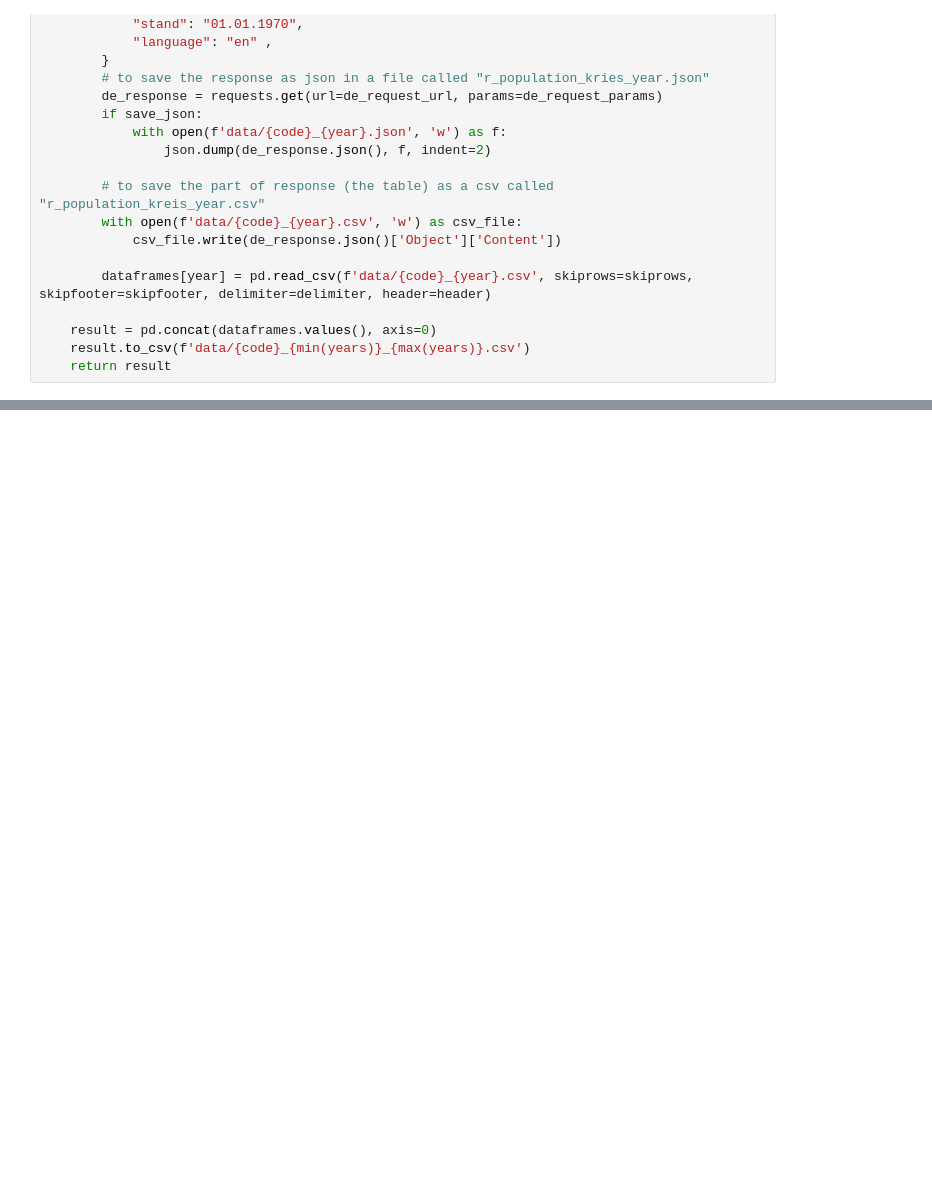
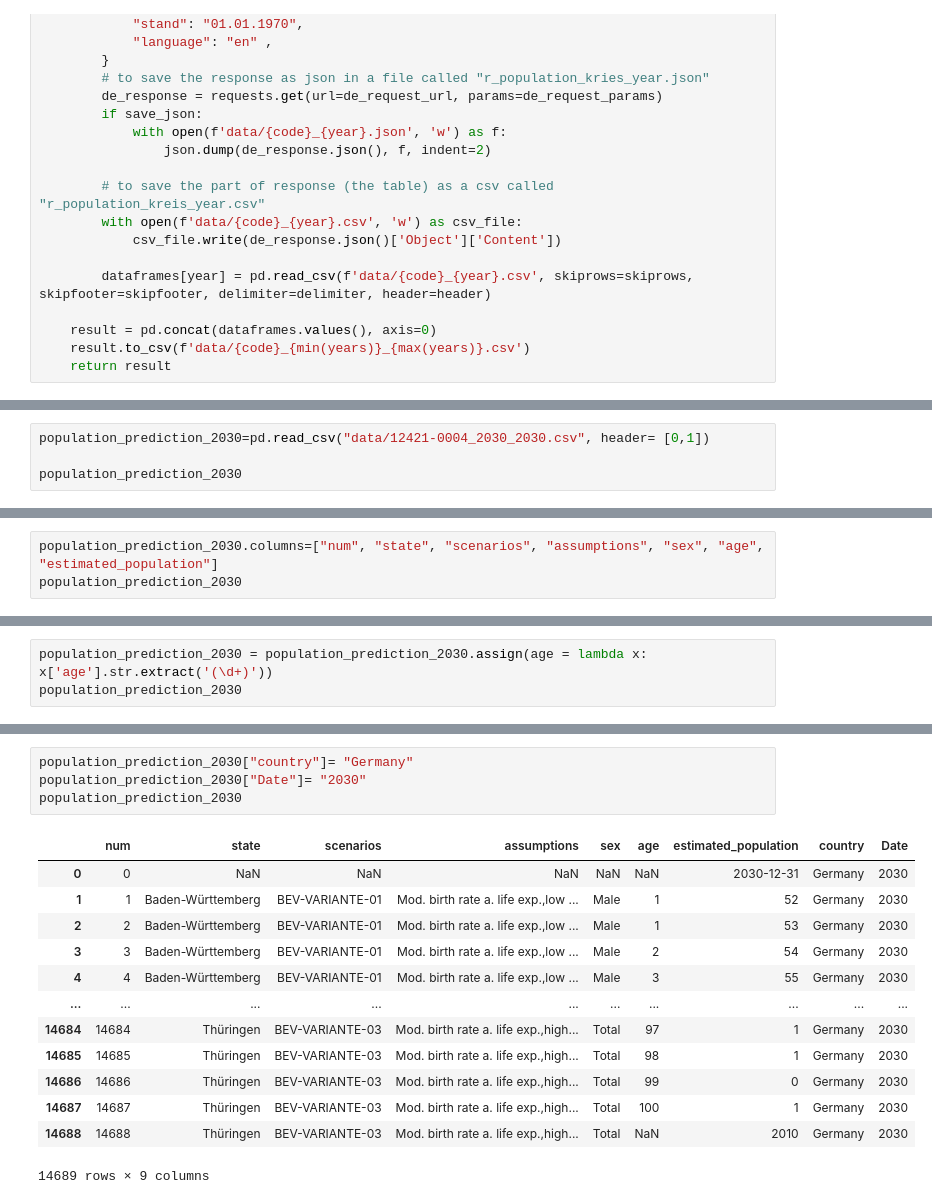
Before and after one commit to deminghh/House-Buyer-Guide, a Jupyter notebook: Request_api_csv.ipynb, the cells around one changed output, grey strips where cells are left out. Saved outputs shown, nothing was run; the diff lists cells and outputs as text; blank space fills up the shorter version.

Commit message:
to clean population table

```diff
--- a/Request_api_csv.ipynb
+++ b/Request_api_csv.ipynb
@@ -95,0 +113,4 @@ get_genesis_api('12411-0012', [2012, 2014])
+# %%
+population_prediction_2030=pd.read_csv("data/12421-0004_2030_2030.csv", header= [0,1])
+
+population_prediction_2030
@@ -95,0 +132,3 @@ get_genesis_api('12411-0012', [2012, 2014])
+# %%
+population_prediction_2030.columns=["num", "state", "scenarios", "assumptions", "sex", "age", "estimated_population"]
+population_prediction_2030
@@ -95,0 +149,3 @@ get_genesis_api('12411-0012', [2012, 2014])
+# %%
+population_prediction_2030 = population_prediction_2030.assign(age = lambda x: x['age'].str.extract('(\d+)'))
+population_prediction_2030
@@ -95,0 +166,18 @@ get_genesis_api('12411-0012', [2012, 2014])
+# %%
+population_prediction_2030["country"]= "Germany"
+population_prediction_2030["Date"]= "2030"
+population_prediction_2030
+# %% [output]
+|  | num | state | scenarios | assumptions | sex | age | estimated_population | country | Date |
+| 0 | 0 | NaN | NaN | NaN | NaN | NaN | 2030-12-31 | Germany | 2030 |
+| 1 | 1 | Baden-Württemberg | BEV-VARIANTE-01 | Mod. birth rate a. life exp.,low ... | Male | 1 | 52 | Germany | 2030 |
+| 2 | 2 | Baden-Württemberg | BEV-VARIANTE-01 | Mod. birth rate a. life exp.,low ... | Male | 1 | 53 | Germany | 2030 |
+| 3 | 3 | Baden-Württemberg | BEV-VARIANTE-01 | Mod. birth rate a. life exp.,low ... | Male | 2 | 54 | Germany | 2030 |
+| 4 | 4 | Baden-Württemberg | BEV-VARIANTE-01 | Mod. birth rate a. life exp.,low ... | Male | 3 | 55 | Germany | 2030 |
+| ... | ... | ... | ... | ... | ... | ... | ... | ... | ... |
+| 14684 | 14684 | Thüringen | BEV-VARIANTE-03 | Mod. birth rate a. life exp.,high... | Total | 97 | 1 | Germany | 2030 |
+| 14685 | 14685 | Thüringen | BEV-VARIANTE-03 | Mod. birth rate a. life exp.,high... | Total | 98 | 1 | Germany | 2030 |
+| 14686 | 14686 | Thüringen | BEV-VARIANTE-03 | Mod. birth rate a. life exp.,high... | Total | 99 | 0 | Germany | 2030 |
+| 14687 | 14687 | Thüringen | BEV-VARIANTE-03 | Mod. birth rate a. life exp.,high... | Total | 100 | 1 | Germany | 2030 |
+| 14688 | 14688 | Thüringen | BEV-VARIANTE-03 | Mod. birth rate a. life exp.,high... | Total | NaN | 2010 | Germany | 2030 |
+14689 rows × 9 columns
```
Also changed, not shown: parts of 17 cells of this notebook, 2 other files.
